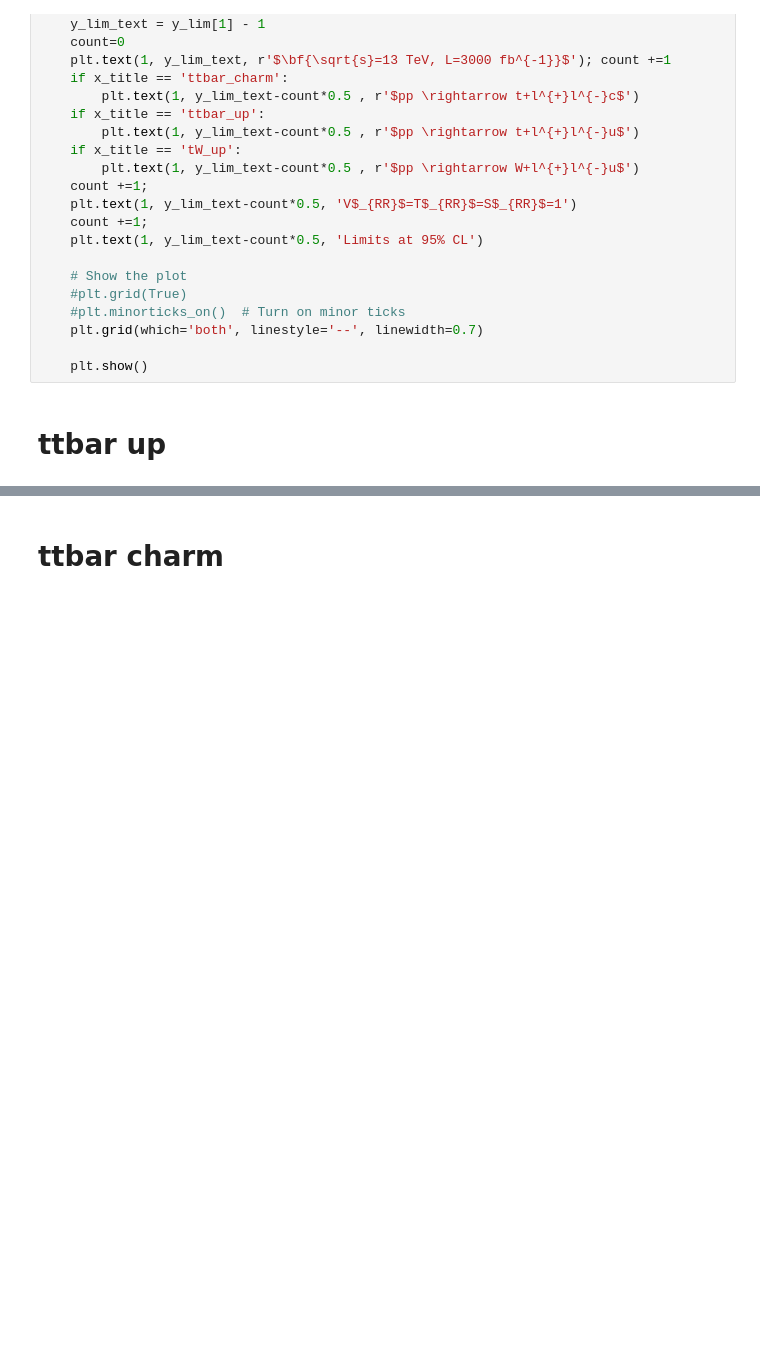
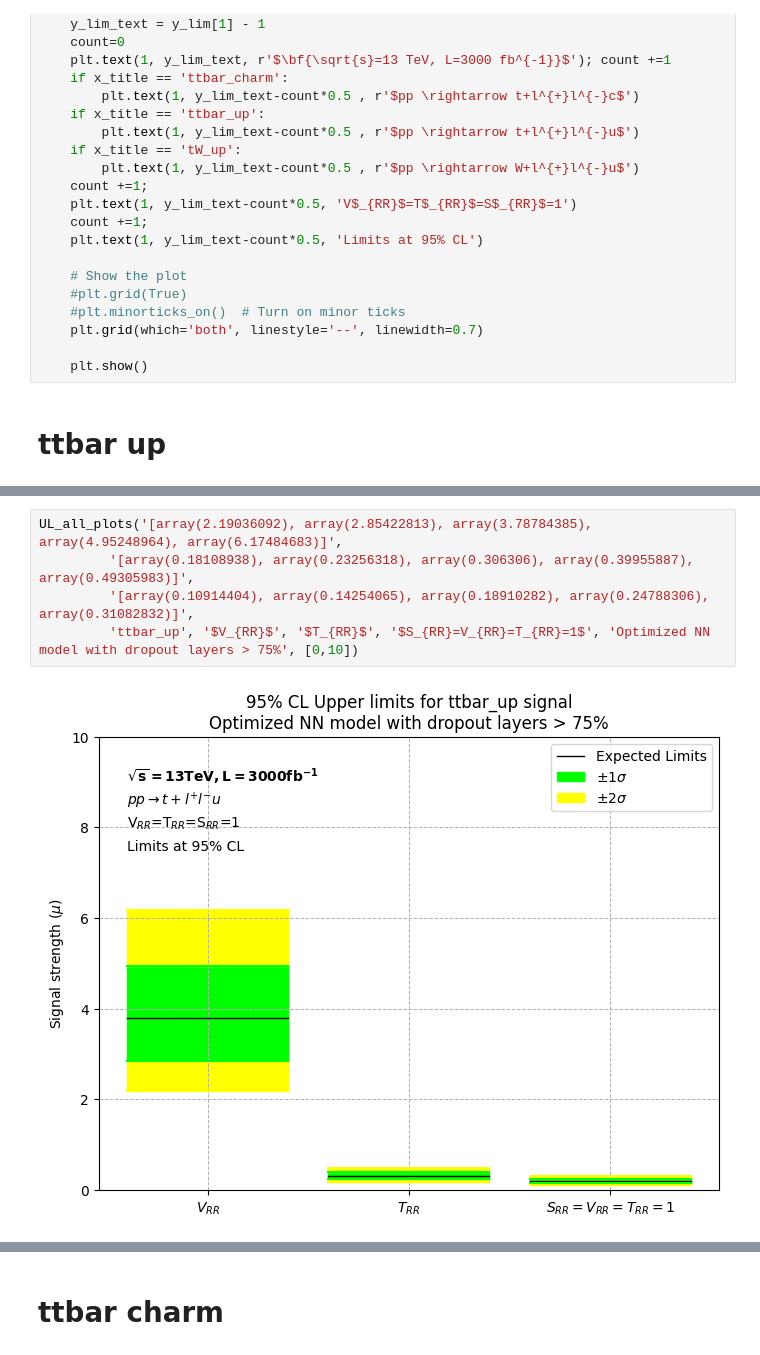
Before and after one commit to mghasemi19/TopFC, a Jupyter notebook: Fit_results/UL_plots.ipynb, the cells around one changed output, grey strips where cells are left out. Saved outputs shown, nothing was run; the diff lists cells and outputs as text; blank space fills up the shorter version.

```diff
--- a/Fit_results/UL_plots.ipynb
+++ b/Fit_results/UL_plots.ipynb
@@ -327,0 +328,7 @@ UL_plots('[array(0.10914404), array(0.14254065), array(0.18910282), array(0.2478
+# %%
+UL_all_plots('[array(2.19036092), array(2.85422813), array(3.78784385), array(4.95248964), array(6.17484683)]',
+         '[array(0.18108938), array(0.23256318), array(0.306306), array(0.39955887), array(0.49305983)]',
+         '[array(0.10914404), array(0.14254065), array(0.18910282), array(0.24788306), array(0.31082832)]',
+         'ttbar_up', '$V_{RR}$', '$T_{RR}$', '$S_{RR}=V_{RR}=T_{RR}=1$', 'Optimized NN model with dropout layers > 75%', [0,10])
+# %% [output]
+[figure, added]
```
Also changed, not shown: parts of 5 cells of this notebook, 17 other files.
